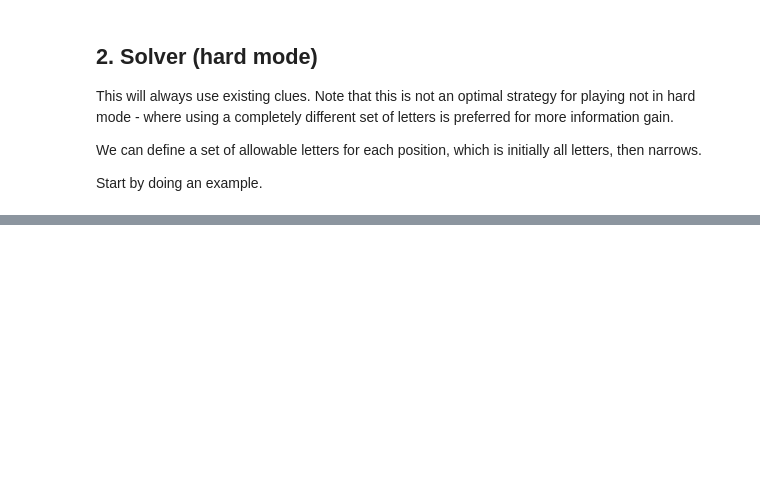
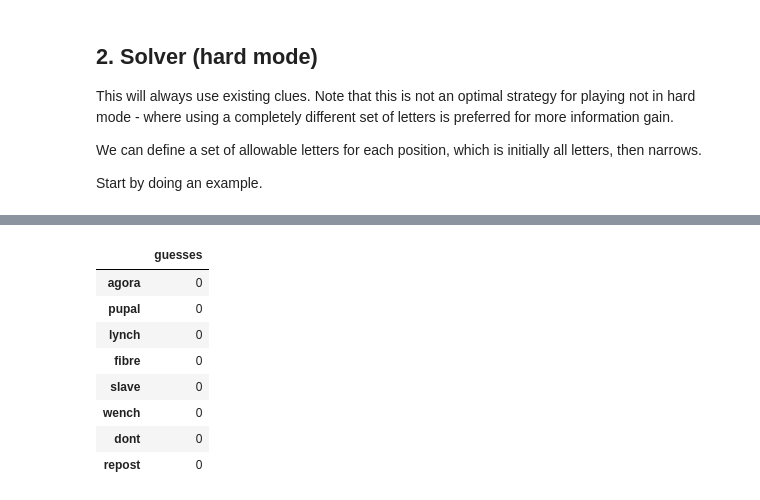
Before and after one commit to juleskuehn/wordle-solver, a Jupyter notebook: wordle-explore.ipynb, the cells around one changed output, grey strips where cells are left out. Saved outputs shown, nothing was run; the diff lists cells and outputs as text; code cells hidden in the pictures; blank space fills up the shorter version.

```diff
--- a/wordle-explore.ipynb
+++ b/wordle-explore.ipynb
@@ -391,0 +441,12 @@ print(best_of_both.head())
+# %%
+df.query('guesses == 0')
+# %% [output]
+|  | guesses |
+| agora | 0 |
+| pupal | 0 |
+| lynch | 0 |
+| fibre | 0 |
+| slave | 0 |
+| wench | 0 |
+| dont | 0 |
+| repost | 0 |
```
Also changed, not shown: parts of 15 cells of this notebook, 2 other files.
